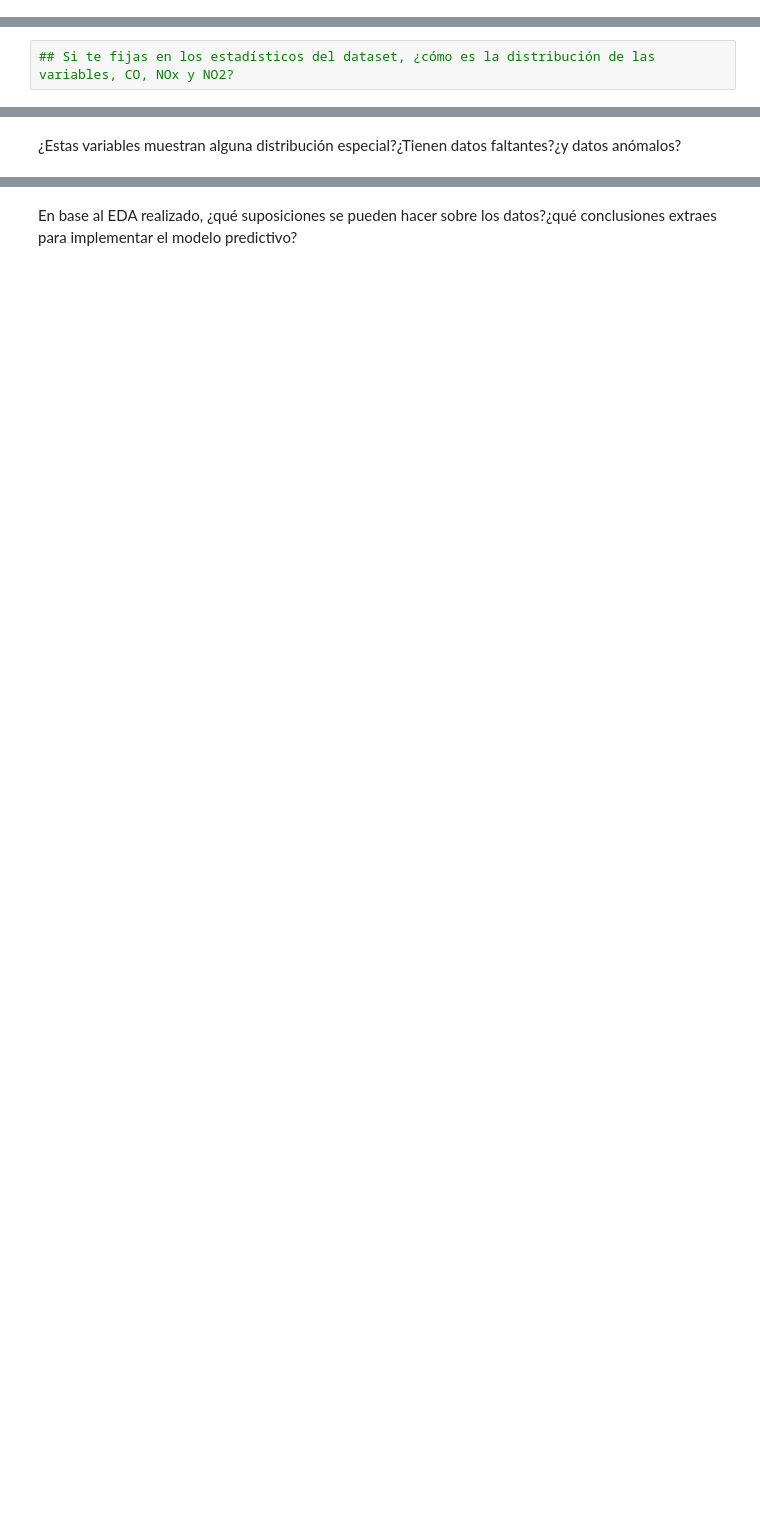
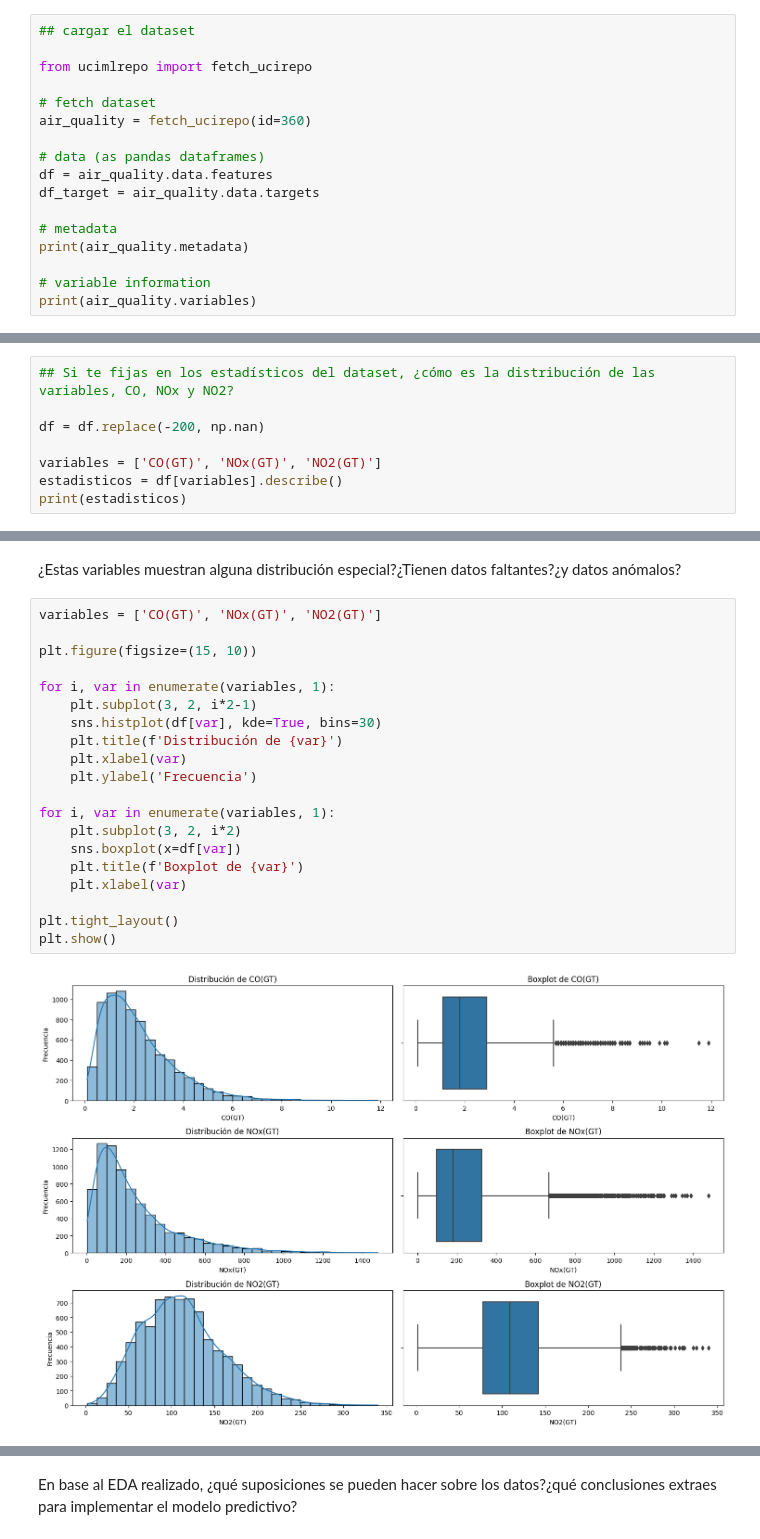
Before and after one commit to sergiogomezz/msc_ai_unir, a Jupyter notebook: TAA/Actividad_1/Laboratorio_Actividad_1.ipynb, the cells around one changed output, grey strips where cells are left out. Cells and saved outputs as stored; diff of their text form; blank space fills up the shorter version.

```diff
--- a/TAA/Actividad_1/Laboratorio_Actividad_1.ipynb
+++ b/TAA/Actividad_1/Laboratorio_Actividad_1.ipynb
@@ -57,0 +54,17 @@ df_target = air_quality.data.targets
+# %%
+## cargar el dataset
+
+from ucimlrepo import fetch_ucirepo
+
+# fetch dataset
+air_quality = fetch_ucirepo(id=360)
+
+# data (as pandas dataframes)
+df = air_quality.data.features
+df_target = air_quality.data.targets
+
+# metadata
+print(air_quality.metadata)
+
+# variable information
+print(air_quality.variables)
@@ -88,2 +268,8 @@ _indica aquí tu respuesta_
 # %%
 ## Si te fijas en los estadísticos del dataset, ¿cómo es la distribución de las variables, CO, NOx y NO2?
+
+df = df.replace(-200, np.nan)
+
+variables = ['CO(GT)', 'NOx(GT)', 'NO2(GT)']
+estadisticos = df[variables].describe()
+print(estadisticos)
@@ -92,3 +291,25 @@ _indica aquí tu respuesta_
 # %% [markdown]
 ¿Estas variables muestran alguna distribución especial?¿Tienen datos faltantes?¿y datos anómalos?
+# %%
+variables = ['CO(GT)', 'NOx(GT)', 'NO2(GT)']
+
+plt.figure(figsize=(15, 10))
+
+for i, var in enumerate(variables, 1):
+    plt.subplot(3, 2, i*2-1)
+    sns.histplot(df[var], kde=True, bins=30)
+    plt.title(f'Distribución de {var}')
+    plt.xlabel(var)
+    plt.ylabel('Frecuencia')
+
+for i, var in enumerate(variables, 1):
+    plt.subplot(3, 2, i*2)
+    sns.boxplot(x=df[var])
+    plt.title(f'Boxplot de {var}')
+    plt.xlabel(var)
+
+plt.tight_layout()
+plt.show()
+# %% [output]
+[figure, added]
 # %% [markdown]
```
Also changed, not shown: parts of 69 cells of this notebook, 10 other files.
